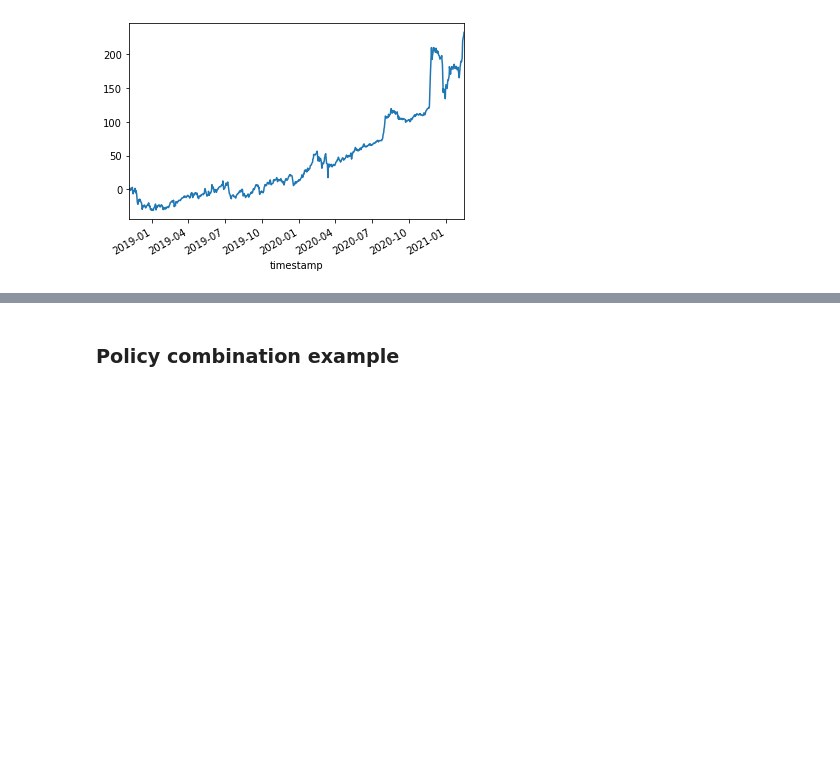
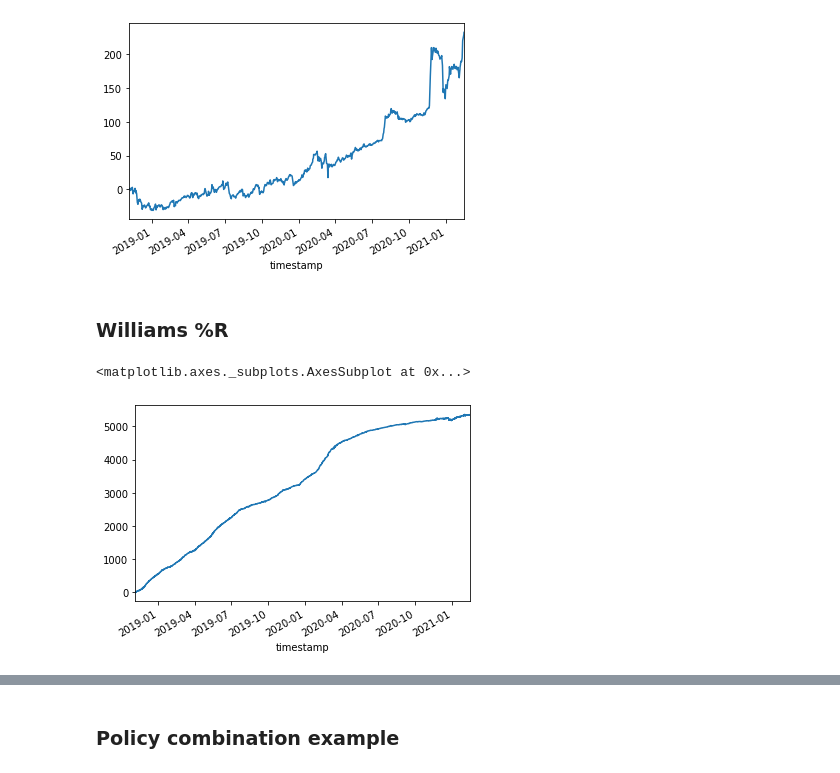
Before and after one commit to giuliovv/cryptotrading, a Jupyter notebook: examples/data_exploration.ipynb, the cells around one changed output, grey strips where cells are left out. Saved outputs shown, nothing was run; the diff lists cells and outputs as text; code cells hidden in the pictures; blank space fills up the shorter version.

Commit message:
Williams R

```diff
--- a/examples/data_exploration.ipynb
+++ b/examples/data_exploration.ipynb
@@ -69,3 +75,10 @@ technical.bollinger_bands(df.close, k=1, period=1000, getgains=True, commissions
 # %% [output]
 <matplotlib.axes._subplots.AxesSubplot at 0x...>
 [figure]
+# %% [markdown]
+### Williams %R
+# %%
+technical.williams(df.close, df.low, df.high, buylevel=-80, selllevel=-20, days=10, getgains=True, commissions=0).cumsum().plot()
+# %% [output]
+<matplotlib.axes._subplots.AxesSubplot at 0x...>
+[figure, added]
```
Also changed, not shown: parts of 3 cells of this notebook, 1 other file.
